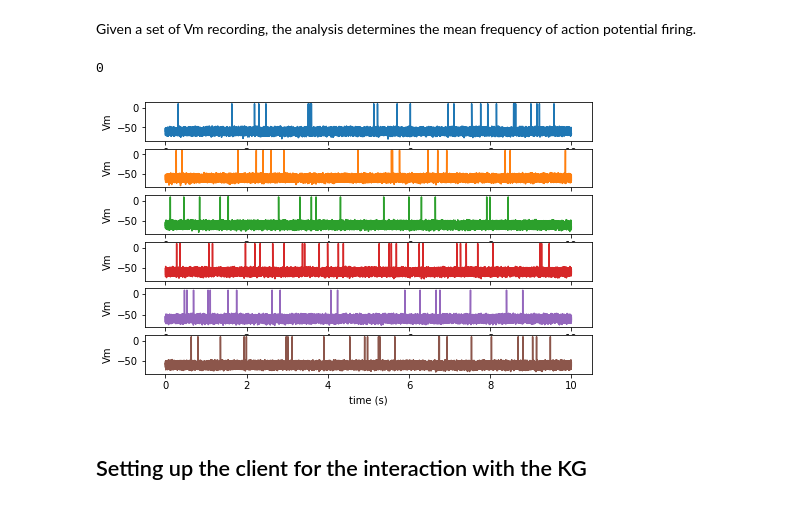
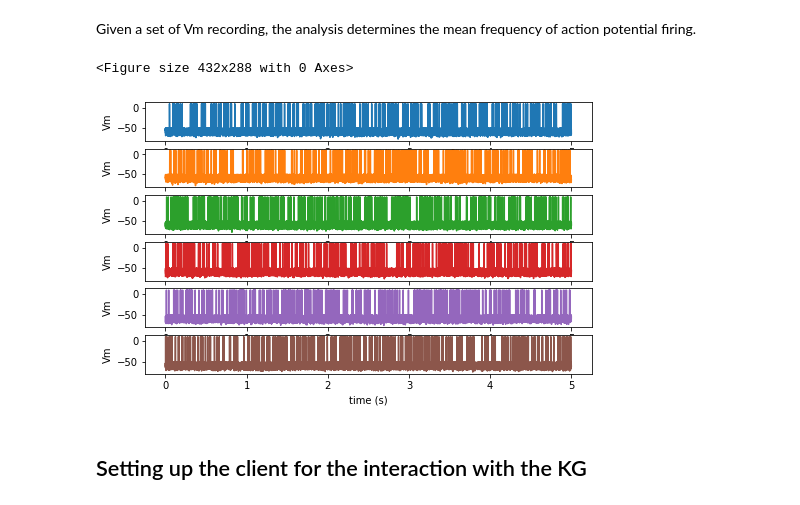
Before and after one commit to yzerlaut/fairgraph, a Jupyter notebook: examples/notebooks/Analysis.ipynb, the cells around one changed output. Drawn from its saved outputs; the diff is of its cells as text; code cells hidden in the pictures.

```diff
--- a/examples/notebooks/Analysis.ipynb
+++ b/examples/notebooks/Analysis.ipynb
@@ -19,18 +19,22 @@ Given a set of Vm recording, the analysis determines the mean frequency of actio
 # %%
 # The demo data and analysis source code are available in a public container at CSCS
 container_url = 'https://object.cscs.ch/v1/AUTH_6ebec77683fb472f94d352be92b5a577/fairgraph_demo'
-#### SCRIPT ####
+
+#### ANALYSIS SCRIPT ####
 if not os.path.isfile('analysis_script.py'):
-   os.system('wget %s/analysis_script.py' % container_url)
+    wget.download('%s/analysis_script.py' % container_url)
+
 #### DATA ####
-os.system('wget %s/validation_data/Vm_data_10neurons_100s.npz' % container_url)
+# we create them artificially through simulation:
+%run simulation_script.py run --filename_suffix 'data_10neurons_10s.npz' --N_recVm 10 --tstop 100 --N_pop 10
 # %% [output]
-0
+<Figure size 432x288 with 0 Axes>
 # %%
+# quick visualization of the data
 from analysis_script import plot_Vm_data
-data = np.load('Vm_data_10neurons_100s.npz', allow_pickle=True)
-plot_Vm_data(data['Vm_traces'], data['args'].item(), tmax=10, Nmax=6);
+data = np.load('Vm_data_10neurons_10s.npz', allow_pickle=True)
+plot_Vm_data(data['Vm_traces'], data['args'].item(), tmax=5, Nmax=6);
 # %% [output]
-[figure, old version]
+[figure, new version]
 # %% [markdown]
 ## Setting up the client for the interaction with the KG
```
Also changed, not shown: parts of 12 cells of this notebook, 1 other file.
